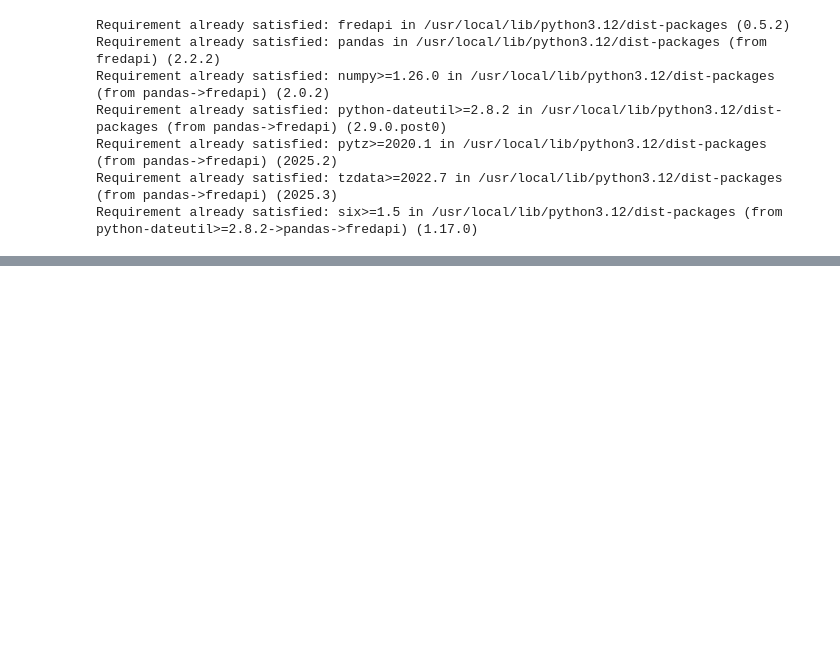
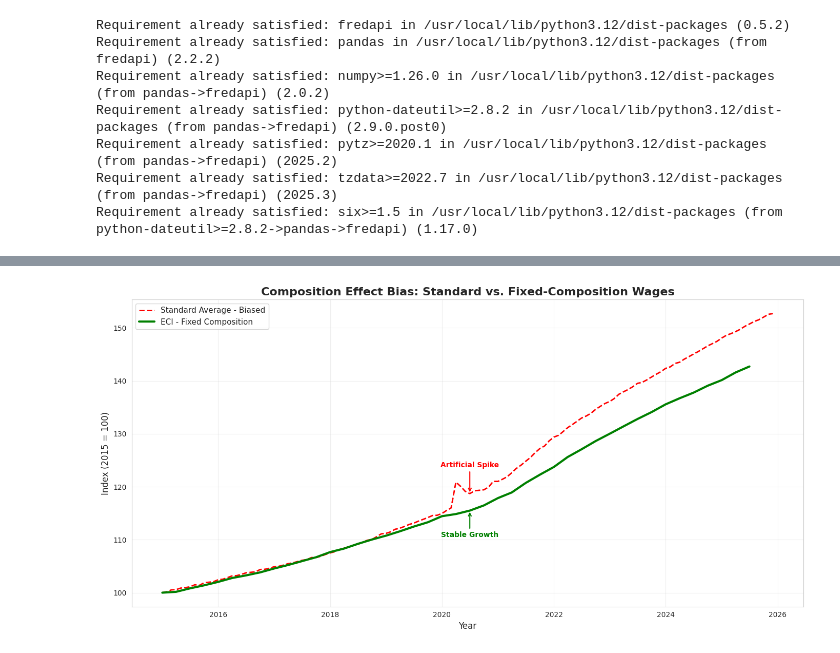
Before and after one commit to HugoCrainich/Statistical-Machine-Learning, a Jupyter notebook: Lab 2/Lab_2.ipynb, the cells around one changed output, grey strips where cells are left out. Drawn from its saved outputs; the diff is of its cells as text; code cells hidden in the pictures; blank space fills up the shorter version.

```diff
--- a/Lab 2/Lab_2.ipynb
+++ b/Lab 2/Lab_2.ipynb
@@ -65,0 +219,92 @@ Fetching data from FRED...
+# %%
+import matplotlib.pyplot as plt
+
+# Fetch Employment Cost Index data
+eci = fred.get_series('ECIWAG')
+
+# Filter both series to 2015-01-01 onwards
+start_date = '2015-01-01'
+wages_filtered = wages[wages.index >= start_date]
+eci_filtered = eci[eci.index >= start_date]
+
+# Rebase both series to 100 (first value = 100)
+wages_rebased = (wages_filtered / wages_filtered.iloc[0]) * 100
+eci_rebased = (eci_filtered / eci_filtered.iloc[0]) * 100
+
+# Create the plot
+fig, ax = plt.subplots(figsize=(14, 7))
+
+# Plot standard wages as red dashed line
+ax.plot(wages_rebased.index, wages_rebased,
+        color='red',
+        linestyle='--',
+        linewidth=2,
+        label='Standard Average - Biased')
+
+# Plot ECI as green thick line
+ax.plot(eci_rebased.index, eci_rebased,
+        color='green',
+        linewidth=3,
+        label='ECI - Fixed Composition')
+
+# Add title and labels
+ax.set_title('Composition Effect Bias: Standard vs. Fixed-Composition Wages',
+             fontsize=16,
+             fontweight='bold')
+ax.set_xlabel('Year', fontsize=12)
+ax.set_ylabel('Index (2015 = 100)', fontsize=12)
+
+# Add annotation for 2020 divergence
+try:
+    # Find 2020 data points
+    year_2020 = '2020'
+    wages_2020_idx = wages_rebased.index.year == 2020
+    eci_2020_idx = eci_rebased.index.year == 2020
+
+    if wages_2020_idx.any() and eci_2020_idx.any():
+        # Get mid-year 2020 point for annotation
+        wages_2020_date = wages_rebased.index[wages_2020_idx][len(wages_rebased.index[wages_2020_idx])//2]
+        eci_2020_date = eci_rebased.index[eci_2020_idx][len(eci_rebased.index[eci_2020_idx])//2]
+
+        wages_2020_value = wages_rebased.loc[wages_2020_date]
+        eci_2020_value = eci_rebased.loc[eci_2020_date]
+
+        # Annotate the artificial spike in standard wages
+        ax.annotate('Artificial Spike',
+                   xy=(wages_2020_date, wages_2020_value),
+                   xytext=(wages_2020_date, wages_2020_value + 5),
+                   fontsize=10,
+                   fontweight='bold',
+                   color='red',
+                   ha='center',
+                   arrowprops=dict(arrowstyle='->',
+                                 color='red',
+                                 lw=1.5))
+
+        # Annotate the stable growth in ECI
+        ax.annotate('Stable Growth',
+                   xy=(eci_2020_date, eci_2020_value),
+                   xytext=(eci_2020_date, eci_2020_value - 5),
+                   fontsize=10,
+                   fontweight='bold',
+                   color='green',
+                   ha='center',
+                   arrowprops=dict(arrowstyle='->',
+                                 color='green',
+                                 lw=1.5))
+except:
+    print("Note: Could not locate 2020 data for annotations")
+
+# Add legend
+ax.legend(loc='best', fontsize=11)
+
+# Add grid
+ax.grid(True, alpha=0.3)
+
+# Tight layout
+plt.tight_layout()
+
+# Display the plot
+plt.show()
+# %% [output]
+[figure, added]
```
Also changed, not shown: parts of 7 cells of this notebook.
